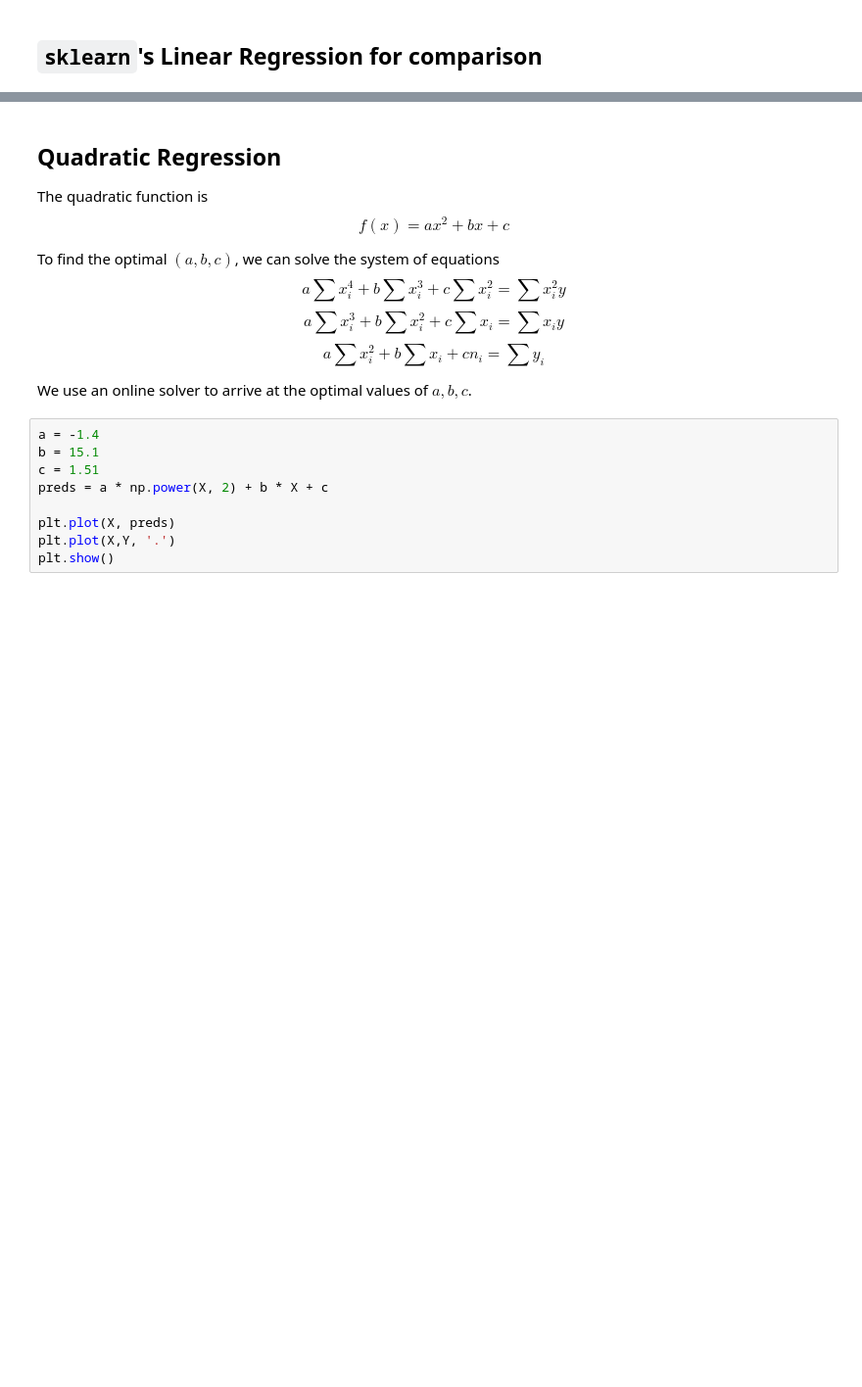
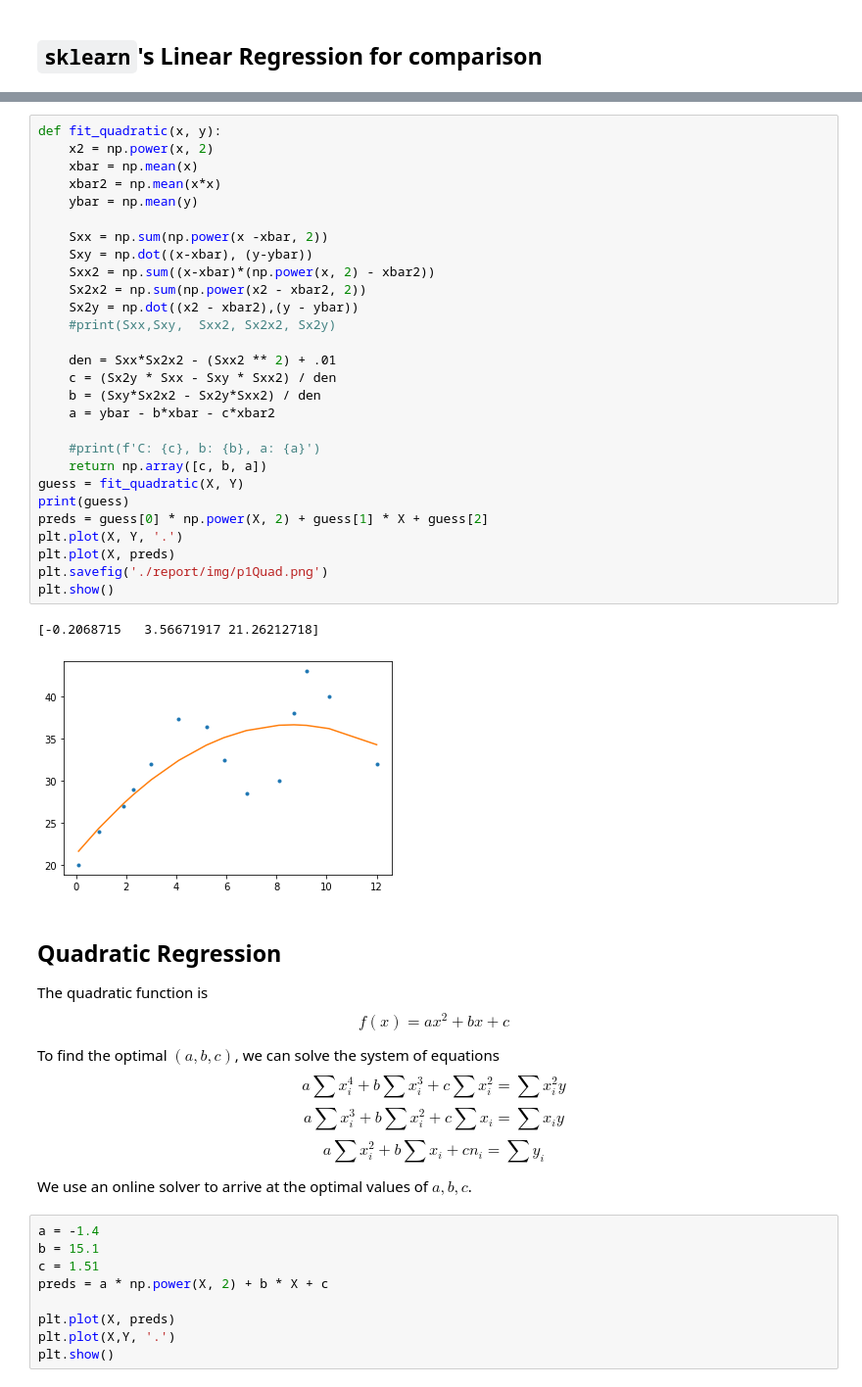
Before and after one commit to andrew15818/110, a Jupyter notebook: spring/optimization/homework/hw3/main.ipynb, the cells around one changed output, grey strips where cells are left out. Shown: that part at 98% size. Drawn from its saved outputs; the diff is of its cells as text; blank space fills up the shorter version.

```diff
--- a/spring/optimization/homework/hw3/main.ipynb
+++ b/spring/optimization/homework/hw3/main.ipynb
@@ -76,3 +93,34 @@ plt.show()
+# %%
+def fit_quadratic(x, y):
+    x2 = np.power(x, 2)
+    xbar = np.mean(x)
+    xbar2 = np.mean(x*x)
+    ybar = np.mean(y)
+
+    Sxx = np.sum(np.power(x -xbar, 2))
+    Sxy = np.dot((x-xbar), (y-ybar))
+    Sxx2 = np.sum((x-xbar)*(np.power(x, 2) - xbar2))
+    Sx2x2 = np.sum(np.power(x2 - xbar2, 2))
+    Sx2y = np.dot((x2 - xbar2),(y - ybar))
+    #print(Sxx,Sxy,  Sxx2, Sx2x2, Sx2y)
+
+    den = Sxx*Sx2x2 - (Sxx2 ** 2) + .01
+    c = (Sx2y * Sxx - Sxy * Sxx2) / den
+    b = (Sxy*Sx2x2 - Sx2y*Sxx2) / den
+    a = ybar - b*xbar - c*xbar2
+
+    #print(f'C: {c}, b: {b}, a: {a}')
+    return np.array([c, b, a])
+guess = fit_quadratic(X, Y)
+print(guess)
+preds = guess[0] * np.power(X, 2) + guess[1] * X + guess[2]
+plt.plot(X, Y, '.')
+plt.plot(X, preds)
+plt.savefig('./report/img/p1Quad.png')
+plt.show()
+# %% [output]
+[-0.2068715   3.56671917 21.26212718]
+[figure, added]
 # %% [markdown]
 ## Quadratic Regression
 The quadratic function is
```
Also changed, not shown: parts of 18 cells of this notebook, 10 other files.
